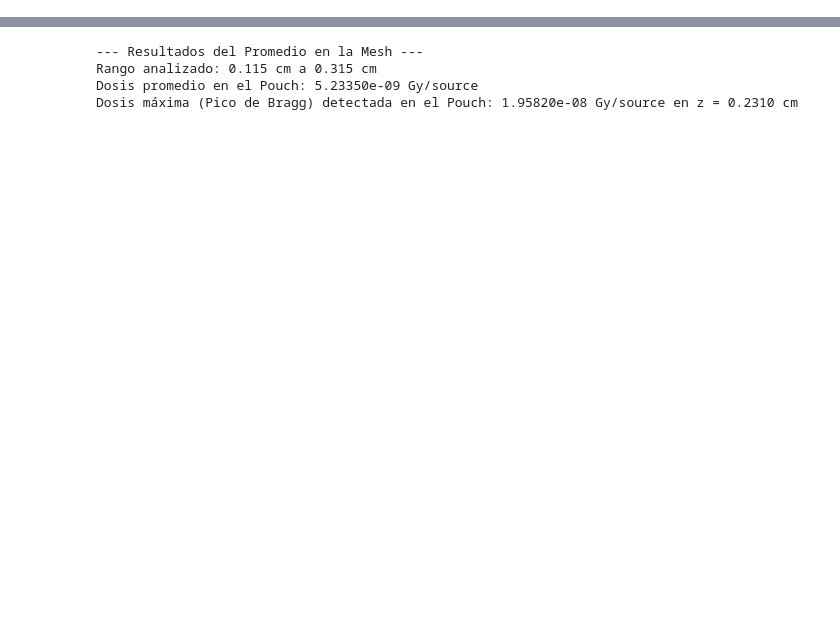
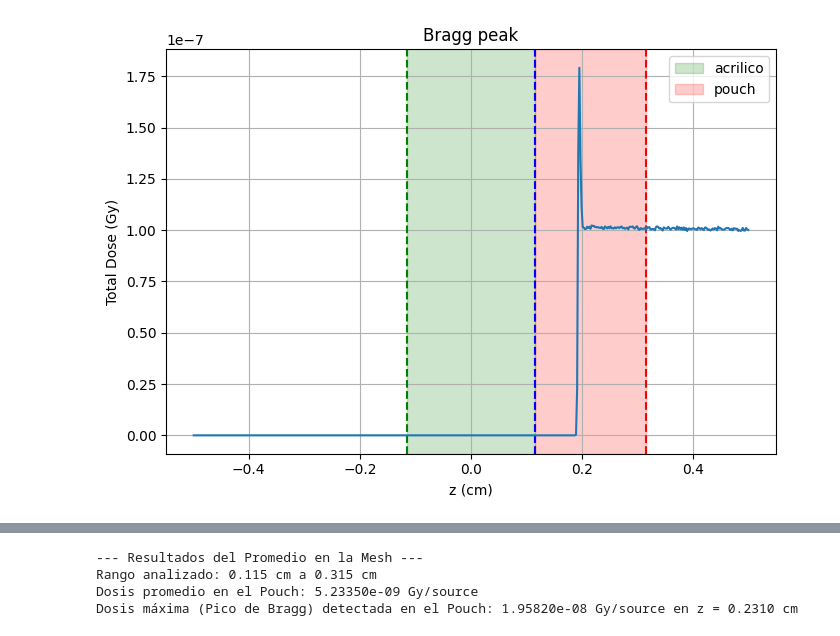
Before and after one commit to arirodriguez001/Laboratory-VI, a Jupyter notebook: simulaciones_iniciales/posicionador_hamster_v2/pico_bragg_pouch.ipynb, the cells around one changed output, grey strips where cells are left out. Drawn from its saved outputs; the diff is of its cells as text; code cells hidden in the pictures; blank space fills up the shorter version.

```diff
--- a/simulaciones_iniciales/posicionador_hamster_v2/pico_bragg_pouch.ipynb
+++ b/simulaciones_iniciales/posicionador_hamster_v2/pico_bragg_pouch.ipynb
@@ -1 +4,6 @@
+# %%
+# --- Factor de escala real ---
+corriente_nA = 1.0
+tiempo_s = 1      # Ajustar
+n_total = (corriente_nA * 1e-9 / 1.602177e-19) * tiempo_s # Ntot= (I/e).t use I=Q/t
 # %%
@@ -48,3 +54,26 @@ plt.show()
+# %%
+#DOSIS TOTAL VS Z
+
+plt.figure(figsize=(7,5))
+#plt.xlim(-0.15, 0.4)
+plt.axvline(x=0.115, color='r', linestyle='--')
+plt.axvline(x=0.315, color='r', linestyle='--')
+plt.axvline(x=-0.115, color='g', linestyle='--')
+plt.axvline(x=0.115, color='b', linestyle='--')
+
+plt.axvspan(-0.115, 0.115, color='g', alpha=0.2, label='acrilico')
+plt.axvspan(0.115, 0.315, color='r', alpha=0.2, label='pouch')
+
+plt.legend()
+plt.plot(z, np.array(dose)*corriente_nA * 1e-9)
+plt.xlabel("z (cm)")
+plt.ylabel("Total Dose (Gy)") # gray (u)
+plt.title("Bragg peak")
+plt.grid(True)
+plt.tight_layout()
+plt.show()
+# %% [output]
+[figure, added]
 # %%
 i = np.argmax(dose)
 
```
Also changed, not shown: parts of 4 cells of this notebook, 24 other files.
